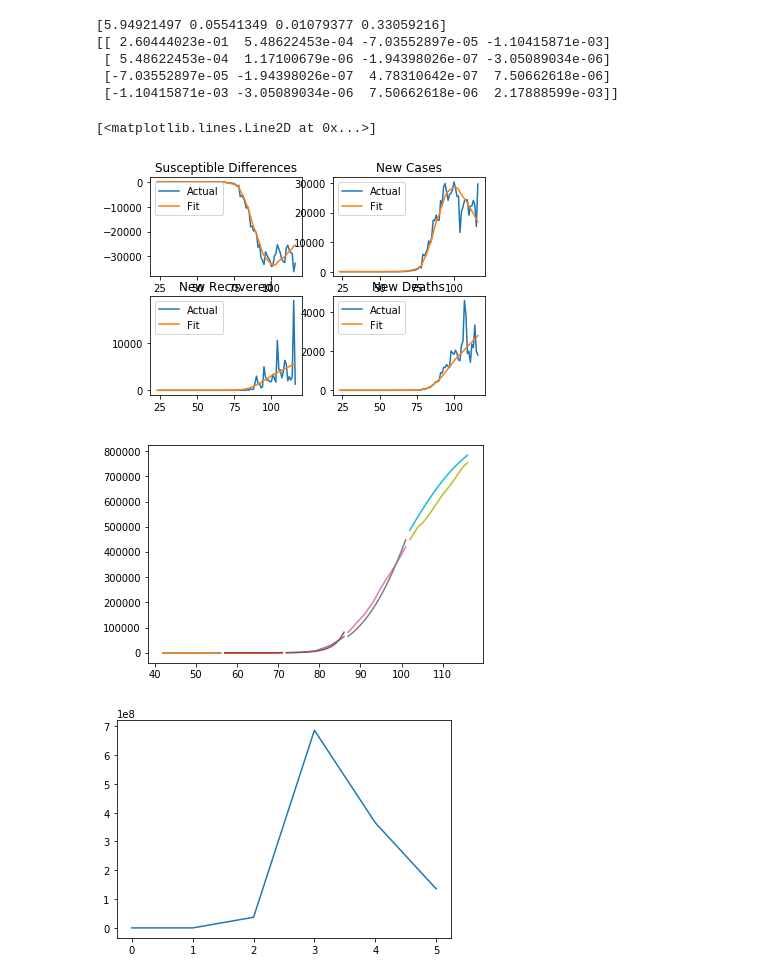
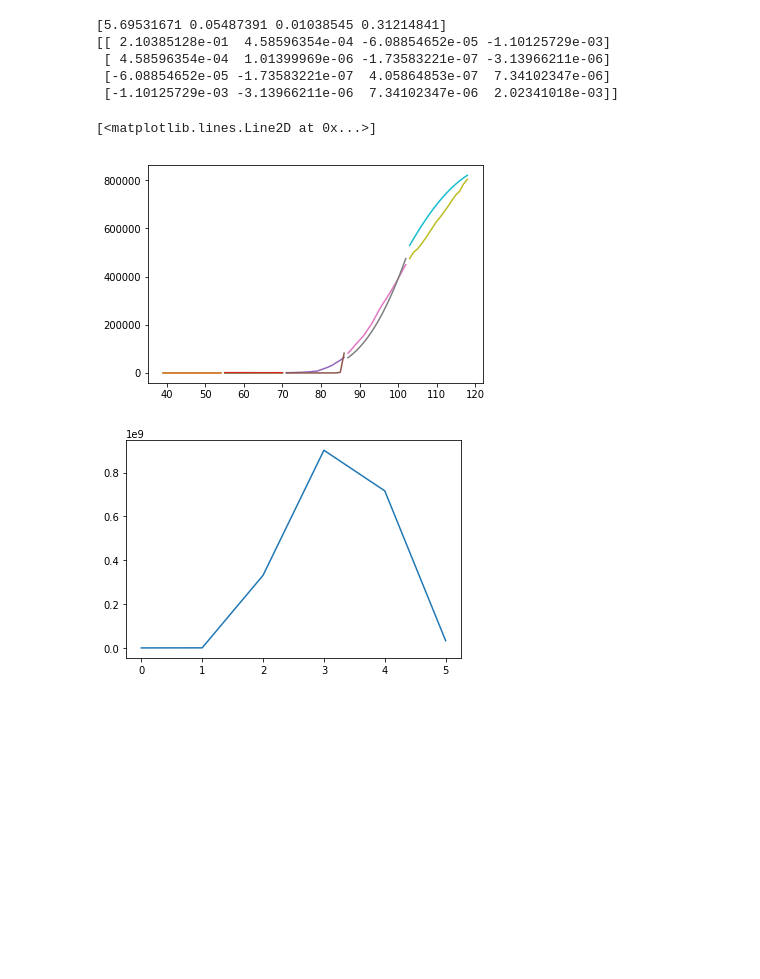
Before and after one commit to mikhailgaerlan/COVID-19-Model, a Jupyter notebook: coviddatamodel.ipynb, the cells around one changed output. Saved outputs shown, nothing was run; the diff lists cells and outputs as text; code cells hidden in the pictures; blank space fills up the shorter version.

Commit message:
Added another model.

```diff
--- a/coviddatamodel.ipynb
+++ b/coviddatamodel.ipynb
@@ -90,33 +90,7 @@ params, pcov = scipy.optimize.curve_fit(sir_nonlinear_model,xdata,ydata.T.flatte
 print(params)
 print(pcov)
 
-plt.figure(2)
-fitmodel = sir_nonlinear_model(xdata,*params)
-plt.subplot(221)
-plt.title('Susceptible Differences')
-plt.plot(data['datenums'][country][1:],data['susceptible'][country][1:].diff())
-plt.plot(data['datenums'][country][1:],fitmodel[:len(xdata)])
-plt.legend(['Actual','Fit'])
-
-plt.subplot(222)
-plt.title('New Cases')
-plt.plot(data['datenums'][country][1:],data['active'][country][1:].diff())
-plt.plot(data['datenums'][country][1:],fitmodel[len(xdata):2*len(xdata)])
-plt.legend(['Actual','Fit'])
-
-plt.subplot(223)
-plt.title('New Recovered')
-plt.plot(data['datenums'][country][1:],data['recovered'][country][1:].diff())
-plt.plot(data['datenums'][country][1:],fitmodel[2*len(xdata):3*len(xdata)])
-plt.legend(['Actual','Fit'])
-
-plt.subplot(224)
-plt.title('New Deaths')
-plt.plot(data['datenums'][country][1:],data['deaths'][country][1:].diff())
-plt.plot(data['datenums'][country][1:],fitmodel[3*len(xdata):4*len(xdata)])
-plt.legend(['Actual','Fit'])
-
-daysbefore = 10
+daysbefore = 30
 y0 = xdata[-daysbefore][1:]
 tbefore = data['datenums'][country][-daysbefore:1:-1]
 ymodel = scipy.integrate.odeint(sir_nonlinear_model2,y0,tbefore,args=tuple(params))[::-1]
@@ -133,41 +107,40 @@ for i in range(n):
         ypredict[j,i] = yp[:,j]
 
 ypm = np.zeros((inputs,3,len(textend)))
 for j in range(inputs):
     ypm[j,0] = pd.DataFrame(ypredict[j,:]).mean(axis=0)
     ypm[j,1] = ypm[j,0] + 2.0*pd.DataFrame(ypredict[j,:]).std(axis=0)
     ypm[j,2] = ypm[j,0] - 2.0*pd.DataFrame(ypredict[j,:]).std(axis=0)
 
 err = []
 tcsv = model_selection.TimeSeriesSplit(n_splits = 5)
 t = 0
 plt.figure(0)
 for train, test in tcsv.split(xdata):
     xtrain,xtest,ytrain,ytest = xdata[train],xdata[test],ydata[train],ydata[test]
 
     params, pcov = scipy.optimize.curve_fit(sir_nonlinear_model,xtrain,ytrain.T.flatten(),pinit)
 
     y0 = xtest[-1][1:]
     ymodelval = scipy.integrate.odeint(sir_nonlinear_model2,y0,xtest[::-1,0],args=tuple(params))[::-1]
 
     err.append(metrics.mean_squared_error(ymodelval.T.flatten(),ally[test].T.flatten()))
 
     plt.plot(xtest[:,0],data['active'][country][test])
     plt.plot(xtest[:,0],ymodelval[:,1])
     t = t + 1
 plt.figure(1)
 err.append(metrics.mean_squared_error(ymodel.T.flatten(),ally[:-daysbefore].T.flatten()))
 plt.plot(err)
 # %% [output]
-[5.94921497 0.05541349 0.01079377 0.33059216]
-[[ 2.60444023e-01  5.48622453e-04 -7.03552897e-05 -1.10415871e-03]
- [ 5.48622453e-04  1.17100679e-06 -1.94398026e-07 -3.05089034e-06]
- [-7.03552897e-05 -1.94398026e-07  4.78310642e-07  7.50662618e-06]
- [-1.10415871e-03 -3.05089034e-06  7.50662618e-06  2.17888599e-03]]
+[5.69531671 0.05487391 0.01038545 0.31214841]
+[[ 2.10385128e-01  4.58596354e-04 -6.08854652e-05 -1.10125729e-03]
+ [ 4.58596354e-04  1.01399969e-06 -1.73583221e-07 -3.13966211e-06]
+ [-6.08854652e-05 -1.73583221e-07  4.05864853e-07  7.34102347e-06]
+ [-1.10125729e-03 -3.13966211e-06  7.34102347e-06  2.02341018e-03]]
 [<matplotlib.lines.Line2D at 0x...>]
-[figure, old version]
+[figure, new version]
-[figure, old version]
+[figure, new version]
-[figure, removed]
 # %%
 plt.figure(0)
 plt.title('Real Data')
```
Also changed, not shown: parts of 10 cells of this notebook.
